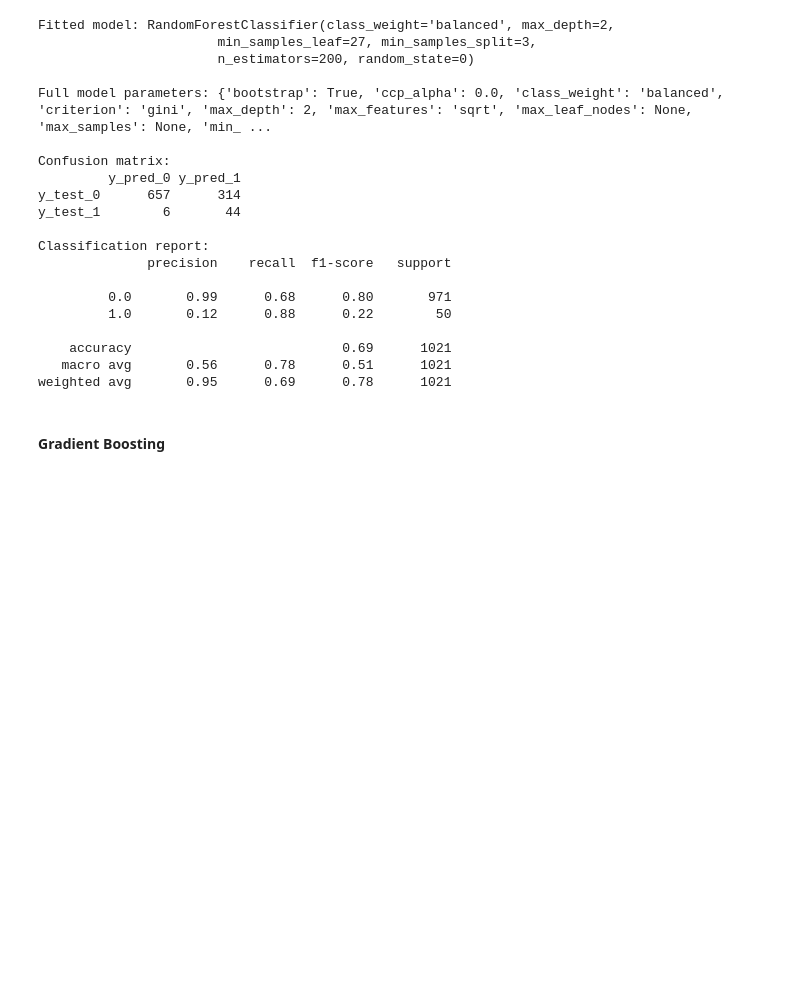
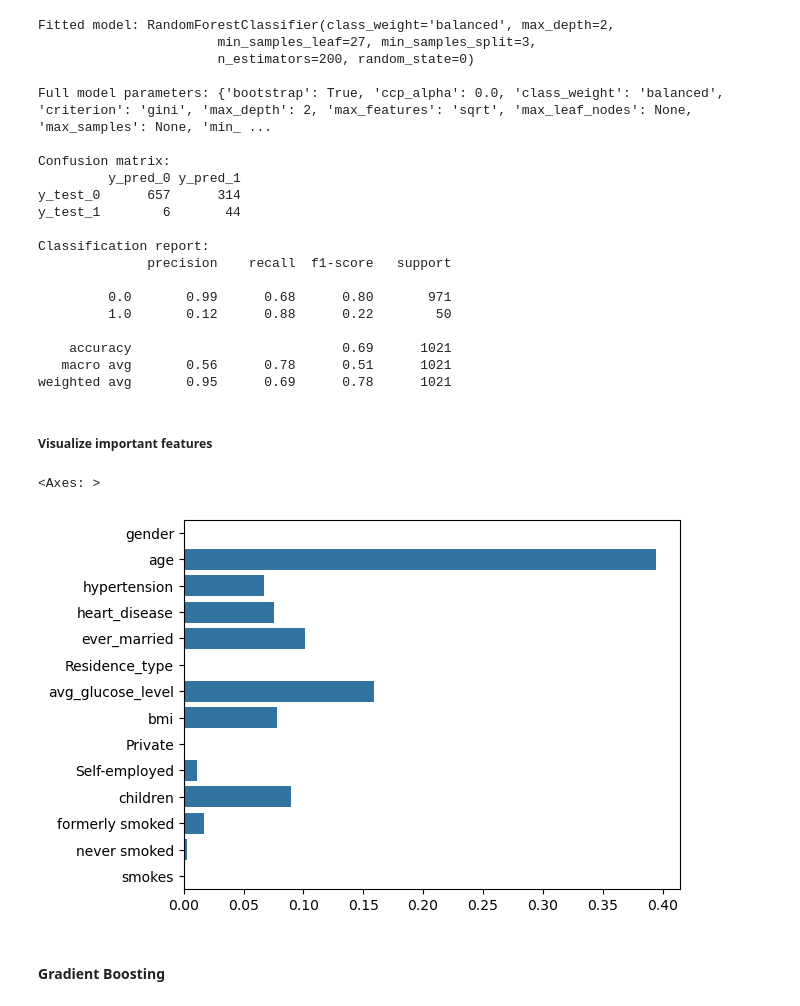
Before and after one commit to SamdGuizani/Python-ML-Labs-Project, a Jupyter notebook: Python ML Labs project_Stroke Prediction.ipynb, the cells around one changed output. Cells and saved outputs as stored; diff of their text form; code cells hidden in the pictures; blank space fills up the shorter version.

```diff
--- a/Python ML Labs project_Stroke Prediction.ipynb
+++ b/Python ML Labs project_Stroke Prediction.ipynb
@@ -872,6 +880,14 @@ Classification report:
     accuracy                           0.69      1021
    macro avg       0.56      0.78      0.51      1021
 weighted avg       0.95      0.69      0.78      1021
+# %% [markdown]
+##### Visualize important features
+# %%
+RandFo_importances = pd.Series(RandFo_classifier.fitted_model.feature_importances_, index=feature_names)
+sns.barplot(RandFo_importances, orient='h')
+# %% [output]
+<Axes: >
+[figure, added]
 # %% [markdown]
 #### Gradient Boosting
 # %%
```
Also changed, not shown: parts of 5 cells of this notebook, 1 other file.
